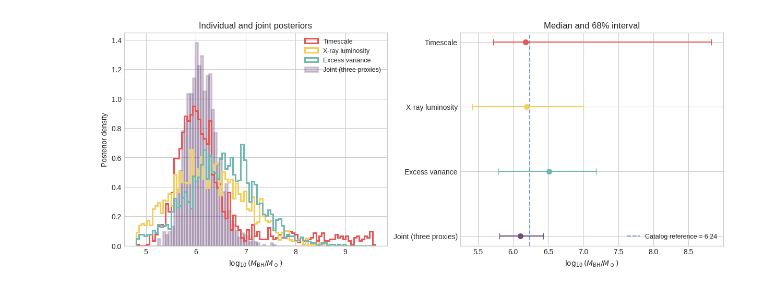
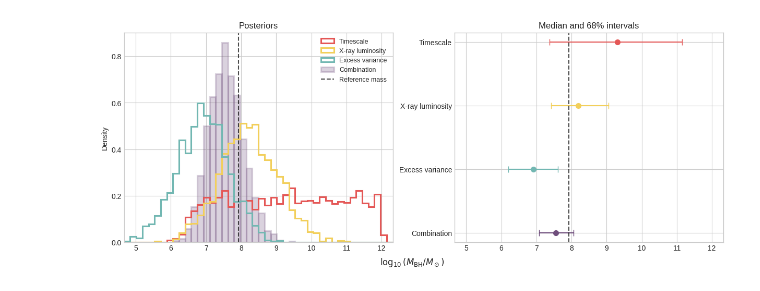
Before and after one commit to xiaris/BADMET, a Jupyter notebook: demo.ipynb, the cells around one changed output. Cells and saved outputs as stored; diff of their text form; code cells hidden in the pictures.

```diff
--- a/demo.ipynb
+++ b/demo.ipynb
@@ -35,6 +35,6 @@ We use **NGC 7314**, observation **0790650101**. The row is read from the same c
 # %%
-data = pd.read_pickle(ROOT / "Paper" / "data" / "dfx_MassEstimated_1.pkl")
-match = data[(data["src_name"] == "NGC 7314") & (data["obsid"].astype(str) == "0790650101")]
+data = pd.read_pickle(ROOT / "Paper" / "data" / "dfx_MassEstimated_Real.pkl")
+match = data[(data["src_name"] == "IRAS 11119+3257") & (data["obsid"].astype(str) == "0881350101")]
 if len(match) != 1:
     raise RuntimeError(f"Expected one matching observation, found {len(match)}.")
 source = match.iloc[0]
@@ -113,12 +121,5 @@ for method in methods:
     samples[method] = estimator.estimate(
         initial=np.array([source.LOGMBH]), nwalkers=24, nsteps=1200, pool_size=1
     )[:, 0]
-
-joint = MassEstimator()
-for method in methods:
-    add_measurement(joint, method, source)
-samples["Joint (three proxies)"] = joint.estimate(
-    initial=np.array([source.LOGMBH]), nwalkers=24, nsteps=1200, pool_size=1
-)[:, 0]
 # %% [markdown]
 ## 4. Compare the four posteriors
@@ -140,13 +139,22 @@ summary.style.format({"median": "{:.3f}", "-1 sigma": "{:.3f}", "+1 sigma": "{:.
 # %%
 fig, (ax, ax2) = plt.subplots(1, 2, figsize=(12, 4.8), constrained_layout=True)
-bins = np.linspace(4.8, 9.6, 90)
-for label in methods:
+
+plot_min = min(np.percentile(samples[label], 0.5) for label in methods)
+plot_max = max(np.percentile(samples[label], 99.5) for label in methods)
+plot_min = min(plot_min, source.LOGMBH)
+plot_max = max(plot_max, source.LOGMBH)
+padding = 0.05 * (plot_max - plot_min)
+plot_range = (plot_min - padding, plot_max + padding)
+bins = np.linspace(*plot_range, 45)
+
+for label in methods[:-1]:
     ax.hist(samples[label], bins=bins, density=True, histtype="step", lw=2.2,
             color=colors[label], label=label)
-ax.hist(samples["Joint (three proxies)"], bins=bins, density=True, color=colors["Joint (three proxies)"],
-        alpha=0.25, edgecolor=colors["Joint (three proxies)"], lw=2.2, label="Joint (three proxies)")
-ax.set(xlabel=r"$\log_{10}(M_{\rm BH}/M_\odot)$", ylabel="Posterior density",
-       title="Individual and joint posteriors")
+ax.hist(samples["Combination"], bins=bins, density=True, color=colors["Combination"],
+        alpha=0.25, edgecolor=colors["Combination"], lw=2.2, label="Combination")
+ax.set(ylabel="Density", title="Posteriors", xlim=plot_range)
+ax.axvline(source.LOGMBH, color=colors["Reference mass"], ls="--", alpha=0.7,
+            label=f"Reference mass")
 ax.legend(frameon=False, fontsize=9)
 
 plot_summary = summary.iloc[::-1].reset_index(drop=True)
@@ -155,9 +163,8 @@ for y, row in plot_summary.iterrows():
                  fmt="o", ms=7, capsize=4, color=colors[row["method"]])
 ax2.set_yticks(range(len(plot_summary)), plot_summary["method"])
-ax2.axvline(source.LOGMBH, color=colors["Reference mass"], ls="--", alpha=0.7,
-            label=f"Catalog reference = {source.LOGMBH:.2f}")
-ax2.set(xlabel=r"$\log_{10}(M_{\rm BH}/M_\odot)$", title="Median and 68% interval")
-ax2.legend(frameon=False, fontsize=9, loc="lower right")
+ax2.axvline(source.LOGMBH, color=colors["Reference mass"], ls="--", alpha=0.7)
+ax2.set(title="Median and 68% intervals", xlim=plot_range)
+fig.supxlabel(r"$\log_{10}(M_{\rm BH}/M_\odot)$")
 plt.show()
 # %% [output]
-[figure, old version]
+[figure, new version]
```
Also changed, not shown: parts of 12 cells of this notebook, 2 other files.
